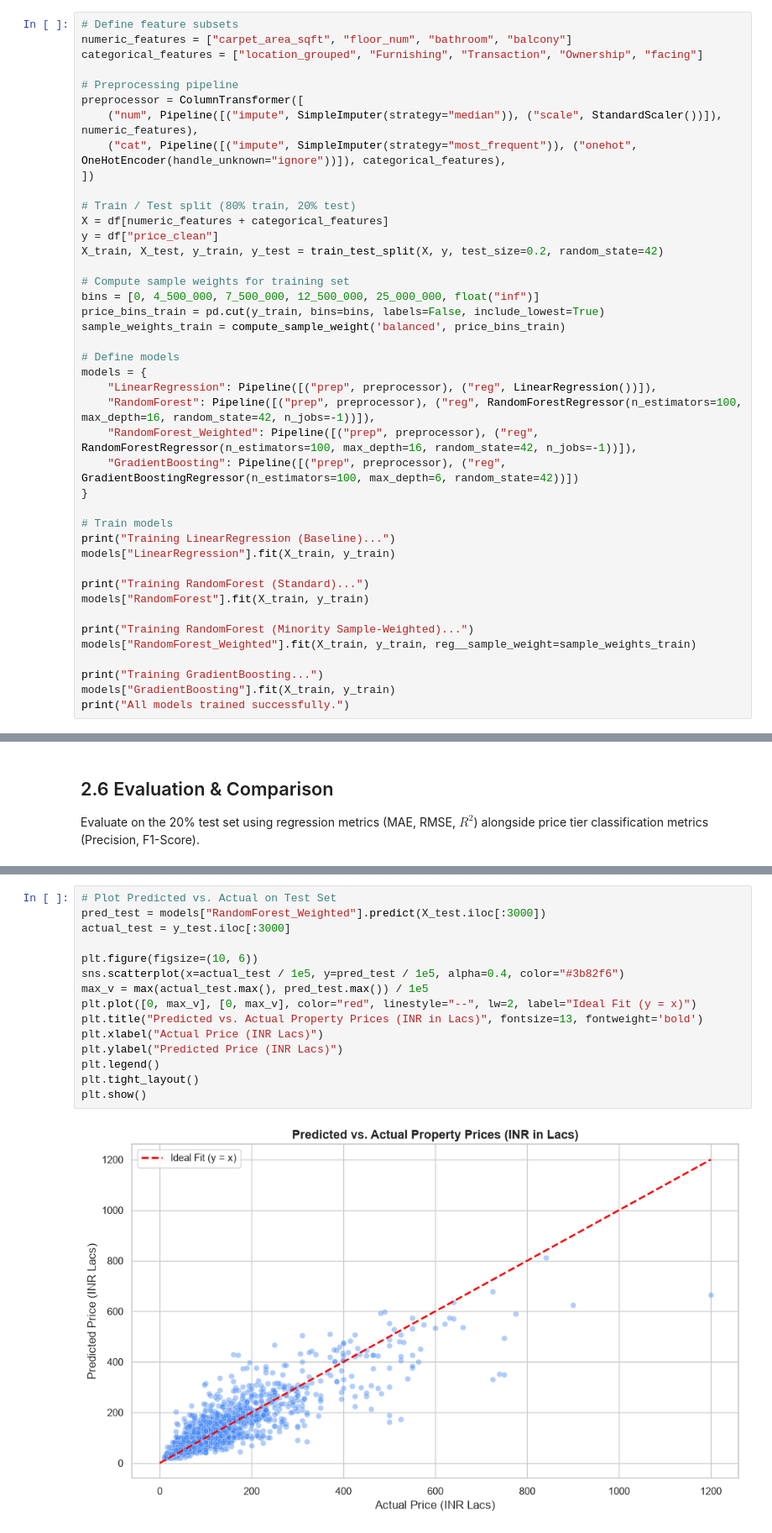
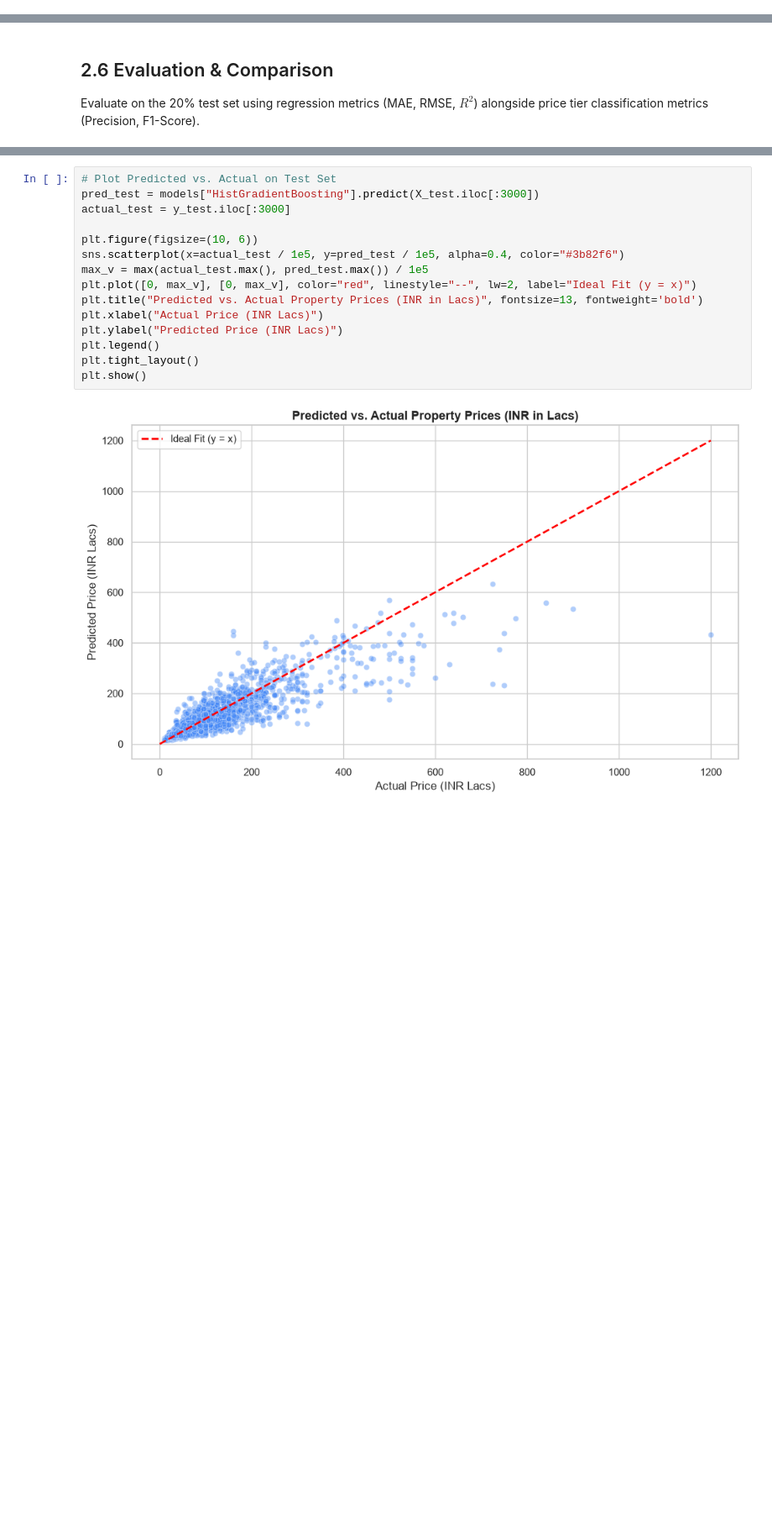
Before and after one commit to mahmoud738738/House-Price-Prediction-ML, a Jupyter notebook: notebooks/house_price_model.ipynb, the cells around one changed output, grey strips where cells are left out. Shown at 84% size. Drawn from its saved outputs; the diff is of its cells as text; blank space fills up the shorter version.

Commit message:
Convert sample weight approach to robust Log Transformation (TransformedTargetRegressor) as per best practices

```diff
--- a/notebooks/house_price_model.ipynb
+++ b/notebooks/house_price_model.ipynb
@@ -341,45 +361,3 @@ Models tested:
 2. Random Forest (standard)
 3. Random Forest with sample weights
 4. Gradient Boosting
-# %%
-# Define feature subsets
-numeric_features = ["carpet_area_sqft", "floor_num", "bathroom", "balcony"]
-categorical_features = ["location_grouped", "Furnishing", "Transaction", "Ownership", "facing"]
-
-# Preprocessing pipeline
-preprocessor = ColumnTransformer([
-    ("num", Pipeline([("impute", SimpleImputer(strategy="median")), ("scale", StandardScaler())]), numeric_features),
-    ("cat", Pipeline([("impute", SimpleImputer(strategy="most_frequent")), ("onehot", OneHotEncoder(handle_unknown="ignore"))]), categorical_features),
-])
-
-# Train / Test split (80% train, 20% test)
-X = df[numeric_features + categorical_features]
-y = df["price_clean"]
-X_train, X_test, y_train, y_test = train_test_split(X, y, test_size=0.2, random_state=42)
-
-# Compute sample weights for training set
-bins = [0, 4_500_000, 7_500_000, 12_500_000, 25_000_000, float("inf")]
-price_bins_train = pd.cut(y_train, bins=bins, labels=False, include_lowest=True)
-sample_weights_train = compute_sample_weight('balanced', price_bins_train)
-
-# Define models
-models = {
-    "LinearRegression": Pipeline([("prep", preprocessor), ("reg", LinearRegression())]),
-    "RandomForest": Pipeline([("prep", preprocessor), ("reg", RandomForestRegressor(n_estimators=100, max_depth=16, random_state=42, n_jobs=-1))]),
-    "RandomForest_Weighted": Pipeline([("prep", preprocessor), ("reg", RandomForestRegressor(n_estimators=100, max_depth=16, random_state=42, n_jobs=-1))]),
-    "GradientBoosting": Pipeline([("prep", preprocessor), ("reg", GradientBoostingRegressor(n_estimators=100, max_depth=6, random_state=42))])
-}
-
-# Train models
-print("Training LinearRegression (Baseline)...")
-models["LinearRegression"].fit(X_train, y_train)
-
-print("Training RandomForest (Standard)...")
-models["RandomForest"].fit(X_train, y_train)
-
-print("Training RandomForest (Minority Sample-Weighted)...")
-models["RandomForest_Weighted"].fit(X_train, y_train, reg__sample_weight=sample_weights_train)
-
-print("Training GradientBoosting...")
-models["GradientBoosting"].fit(X_train, y_train)
-print("All models trained successfully.")
@@ -460,20 +432,20 @@ Fold Scores: [np.float64(0.7396), np.float64(0.7371), np.float64(0.7307), np.flo
 # %%
 # Plot Predicted vs. Actual on Test Set
-pred_test = models["RandomForest_Weighted"].predict(X_test.iloc[:3000])
+pred_test = models["HistGradientBoosting"].predict(X_test.iloc[:3000])
 actual_test = y_test.iloc[:3000]
 
 plt.figure(figsize=(10, 6))
 sns.scatterplot(x=actual_test / 1e5, y=pred_test / 1e5, alpha=0.4, color="#3b82f6")
 max_v = max(actual_test.max(), pred_test.max()) / 1e5
 plt.plot([0, max_v], [0, max_v], color="red", linestyle="--", lw=2, label="Ideal Fit (y = x)")
 plt.title("Predicted vs. Actual Property Prices (INR in Lacs)", fontsize=13, fontweight='bold')
 plt.xlabel("Actual Price (INR Lacs)")
 plt.ylabel("Predicted Price (INR Lacs)")
 plt.legend()
 plt.tight_layout()
 plt.show()
 # %% [output]
-[figure, old version]
+[figure, new version]
 # %% [markdown]
 ### Model Selection
 
```
Also changed, not shown: parts of 7 cells of this notebook, 11 other files.
